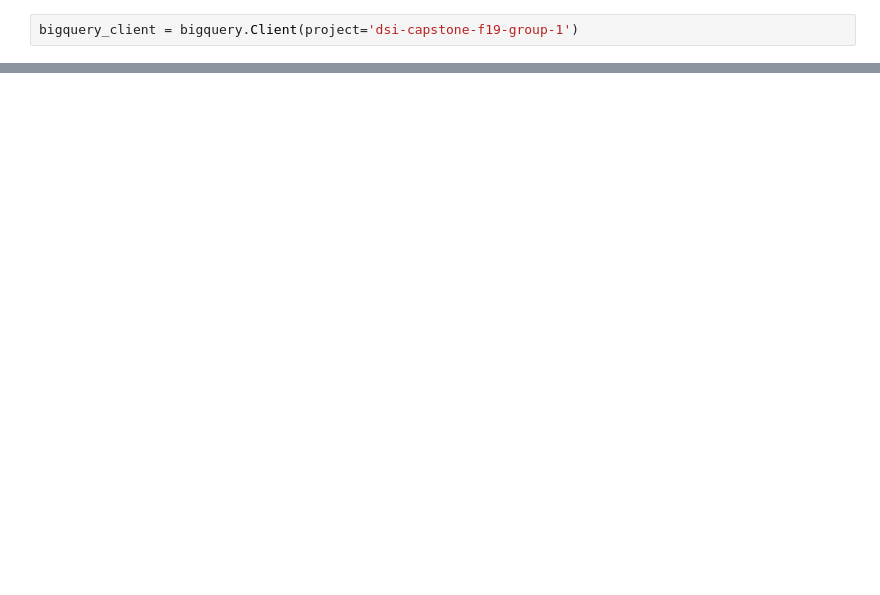
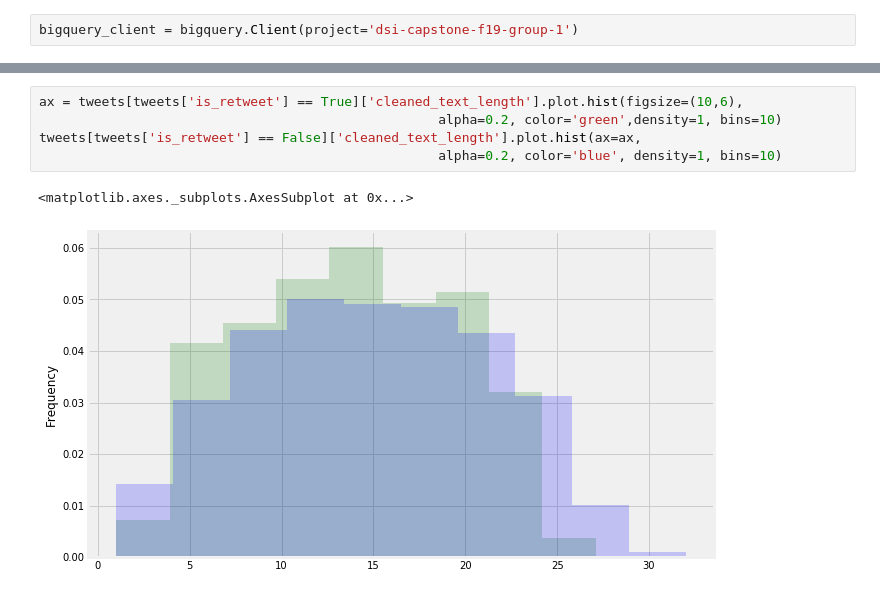
Before and after one commit to opardo/BlackLivesMatter, a Jupyter notebook: SentimentAnalysis/LWIC_Analysis.ipynb, the cells around one changed output, grey strips where cells are left out. Cells and saved outputs as stored; diff of their text form; blank space fills up the shorter version.

```diff
--- a/SentimentAnalysis/LWIC_Analysis.ipynb
+++ b/SentimentAnalysis/LWIC_Analysis.ipynb
@@ -99,0 +79,8 @@ tweets
+# %%
+ax = tweets[tweets['is_retweet'] == True]['cleaned_text_length'].plot.hist(figsize=(10,6),
+                                                   alpha=0.2, color='green',density=1, bins=10)
+tweets[tweets['is_retweet'] == False]['cleaned_text_length'].plot.hist(ax=ax,
+                                                   alpha=0.2, color='blue', density=1, bins=10)
+# %% [output]
+<matplotlib.axes._subplots.AxesSubplot at 0x...>
+[figure, added]
```
Also changed, not shown: parts of 23 cells of this notebook.
